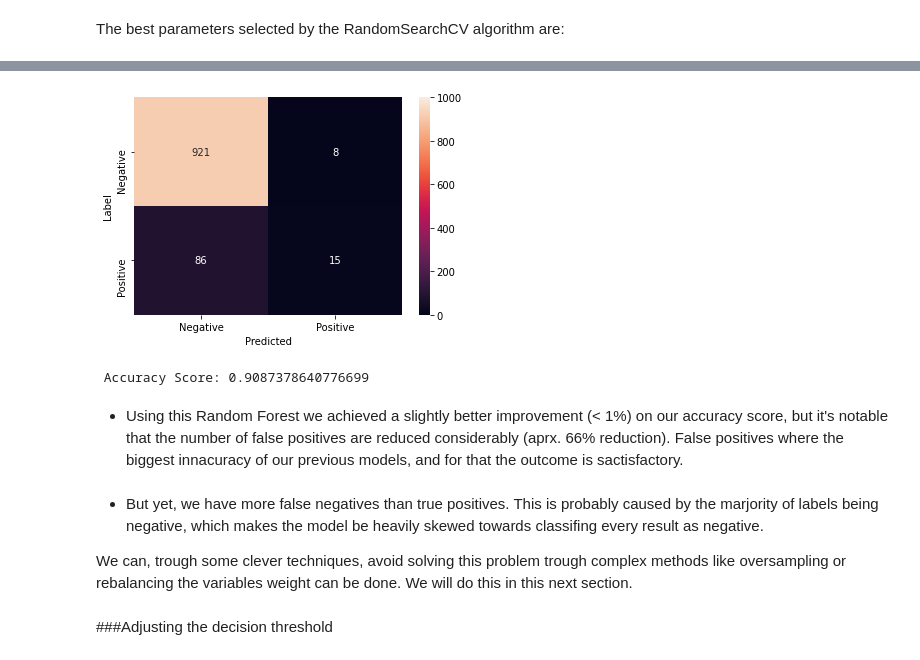
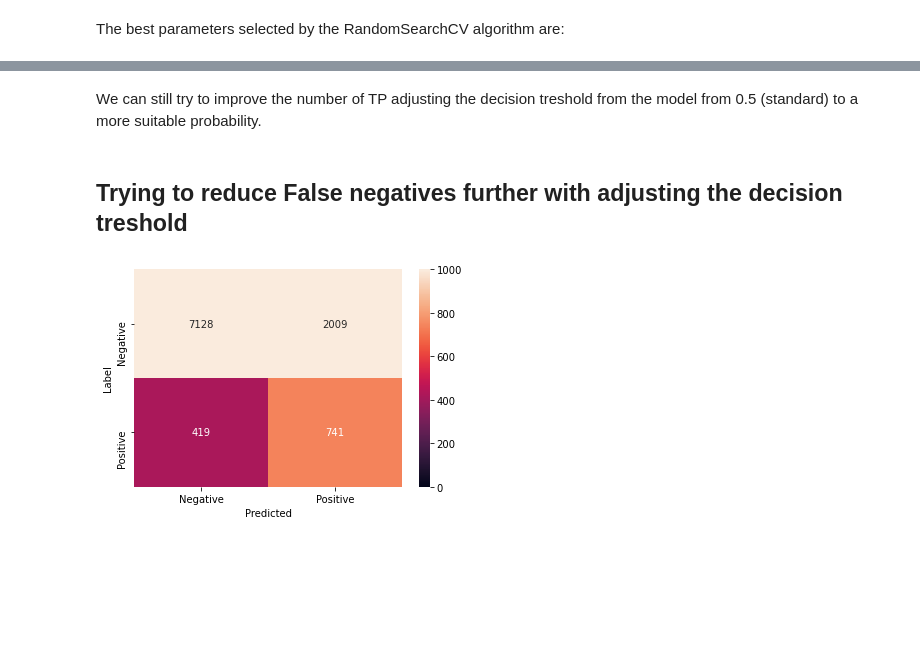
Before and after one commit to rafaelhora/bank_marketing, a Jupyter notebook: Bank_marketing.ipynb, the cells around one changed output, grey strips where cells are left out. Saved outputs shown, nothing was run; the diff lists cells and outputs as text; code cells hidden in the pictures; blank space fills up the shorter version.

```diff
--- a/Bank_marketing.ipynb
+++ b/Bank_marketing.ipynb
@@ -635,0 +916,4 @@ RandomizedSearchCV(cv=3, error_score=nan,
+# %%
+#searching for the best parameters
+
+rt_random_search.fit(X_oversample, y_oversample)
@@ -642,3 +945,7 @@ print(rt_random_search.best_params_)
+# %%
+X_t = pd.DataFrame(X_t, columns=['age', 'job', 'marital', 'education', 'default', 'housing', 'loan','contact', 'month', 'campaign', 'pdays', 'previous', 'poutcome','emp.var.rate', 'cons.price.idx', 'cons.conf.idx', 'euribor3m','nr.employed'])
+# %%
+X_t = pd.get_dummies(data=X_t, columns=['job', 'marital', 'education', 'default', 'housing', 'loan', 'contact', 'month', 'poutcome'])
 # %%
 #predicting results using test set
 #note: by using random search, our model retains the best parameters which also can be accessed with .best_parameters_ property.
@@ -646,20 +974,15 @@ y_pred = rt_random_search.predict(X_test)
+# %% [markdown]
+We can still try to improve the number of TP adjusting the decision treshold from the model from 0.5 (standard) to a more suitable probability.
+# %% [markdown]
+## Trying to reduce False negatives further with adjusting the decision treshold
+# %%
+y_pred_prob = (rt_random_search.predict_proba(X_t)[:,1] >= 0.20).astype(bool) #The model will only classify a customer as a probable 'no sell' if it has 80% change of not subscribing, less than that and is classified as positive.
 # %%
-# Making the Confusion Matrix
-cm = confusion_matrix(y_test, y_pred)
+# Plotting the Confusion Matrix
+cm = confusion_matrix(y_t, y_pred_prob)
 sns.heatmap(cm, annot=True, xticklabels=['Negative' , 'Positive'], yticklabels=['Negative' , 'Positive'], cmap = 'rocket', vmax = 1000, vmin =0, fmt = 'g')
 plt.ylabel("Label")
 plt.xlabel("Predicted")
 plt.show()
-accuracy_rt_random = accuracy_score(y_test, y_pred)
-print('\n Accuracy Score:',accuracy_rt_random)
 # %% [output]
-[figure, old version]
+[figure, new version]
- Accuracy Score: 0.9087378640776699
-# %% [markdown]
-* Using this Random Forest we achieved a slightly better improvement (< 1%) on our accuracy score, but it's notable that the number of false positives are reduced considerably (aprx. 66% reduction). False positives where the biggest innacuracy of our previous models, and for that the outcome is sactisfactory.
-# %% [markdown]
-* But yet, we have more false negatives than true positives. This is probably caused by the marjority of labels being negative, which makes the model be heavily skewed towards classifing every result as negative.
-
-We can, trough some clever techniques, avoid solving this problem trough complex methods like oversampling or rebalancing the variables weight can be done. We will do this in this next section.
-# %% [markdown]
-###Adjusting the decision threshold
```
Also changed, not shown: parts of 159 cells of this notebook.
